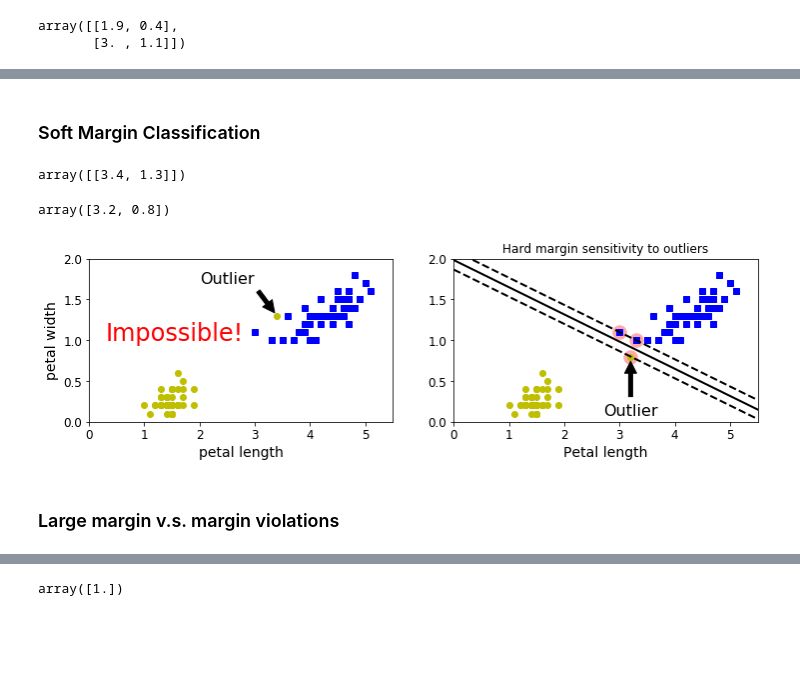
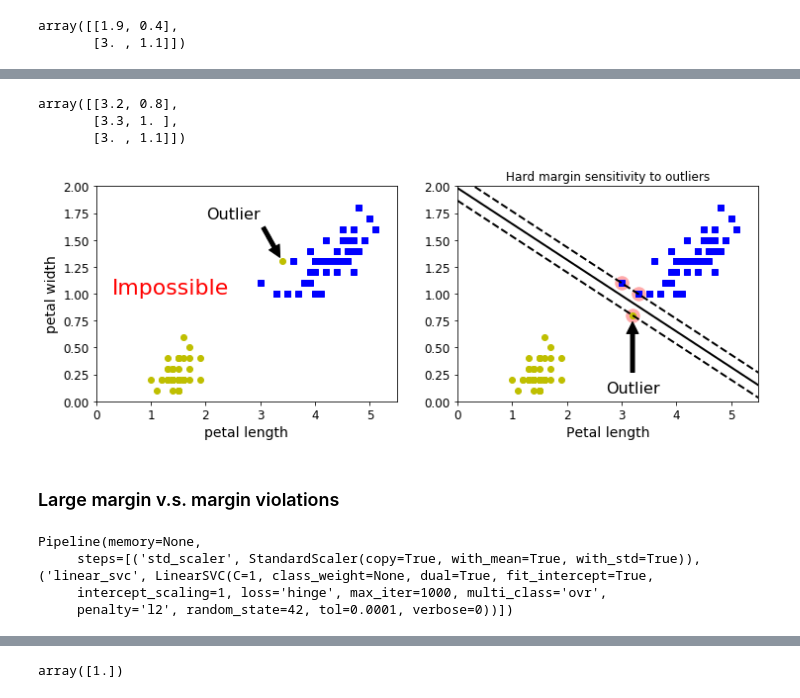
Before and after one commit to libingallin/Handson_ML, a Jupyter notebook: ch5_svm.ipynb, the cells around one changed output, grey strips where cells are left out. Drawn from its saved outputs; the diff is of its cells as text; code cells hidden in the pictures; blank space fills up the shorter version.

```diff
--- a/ch5_svm.ipynb
+++ b/ch5_svm.ipynb
@@ -78,0 +179,11 @@ array([[1.9, 0.4],
+# %%
+# Add outliers
+X_outliers = np.array([[3.4, 1.3], [3.2, 0.8]])
+y_outliers = np.array([0, 0])
+Xo1 = np.concatenate([X, X_outliers[:1]], axis=0)
+yo1 = np.concatenate([y, y_outliers[:1]], axis=0)
+Xo2 = np.concatenate([X, X_outliers[1:]], axis=0)
+yo2 = np.concatenate([y, y_outliers[1:]], axis=0)
+# %%
+svm_clf_2 = SVC(kernel="linear", C=10**9)
+svm_clf_2.fit(Xo2, yo2)
@@ -144,55 +200,41 @@ plt.show()
-# %% [markdown]
-### Soft Margin Classification
-# %%
-X_outliers = np.array([[3.4, 1.3], [3.2, 0.8]])
-X_outliers[:1]
-# %% [output]
-array([[3.4, 1.3]])
-# %%
-X_outliers[1]
-# %% [output]
-array([3.2, 0.8])
+# %%
+# Support Vectors
+svm_clf_2.support_vectors_
+# %% [output]
+array([[3.2, 0.8],
+       [3.3, 1. ],
+       [3. , 1.1]])
 # %%
-X_outliers = np.array([[3.4, 1.3], [3.2, 0.8]])
-y_outliers = np.array([0, 0])
-Xo1 = np.concatenate((X, X_outliers[:1]), axis=0)
-yo1 = np.concatenate((y, y_outliers[:1]), axis=0)
-Xo2 = np.concatenate((X, X_outliers[1:]), axis=0)
-yo2 = np.concatenate((y, y_outliers[1:]), axis=0)
-
-svm_clf2 = SVC(kernel="linear", C=10**9)
-svm_clf2.fit(Xo2, yo2)
-
-plt.figure(figsize=(12, 3))
+plt.figure(figsize=(12, 4))
 
 plt.subplot(121)
 plt.plot(Xo1[:, 0][yo1 == 1], Xo1[:, 1][yo1 == 1], "bs")
 plt.plot(Xo1[:, 0][yo1 == 0], Xo1[:, 1][yo1 == 0], "yo")
-plt.text(0.3, 1., "Impossible!", fontsize=24, color="red")
+plt.text(0.3, 1.0, "Impossible", fontsize=22, color="red")
 plt.xlabel("petal length", fontsize=14)
 plt.ylabel("petal width", fontsize=14)
 plt.annotate("Outlier", xy=(X_outliers[0][0], X_outliers[0][1]),
-             xytext=(2.5, 1.7), ha="center",fontsize=16,
-             arrowprops=dict(facecolor='black', shrink=0.1))
+             xytext=(2.5, 1.7), ha="center",
+             arrowprops=dict(facecolor="black", shrink=0.1), fontsize=16)
 plt.axis([0, 5.5, 0, 2])
 
 plt.subplot(122)
 plt.plot(Xo2[:, 0][yo2==1], Xo2[:, 1][yo2==1], "bs")
-plt.plot(Xo2[:, 0][yo2==0], Xo2[:, 1][yo2==0], "yo")
-plot_svc_decision_boundary(svm_clf2, 0, 5.5)
+plt.plot(Xo2[: ,0][yo2==0], Xo2[:, 1][yo2==0], "yo")
+plot_svc_decision_boundary(svm_clf_2, 0, 5.5)
 plt.xlabel("Petal length", fontsize=14)
 plt.annotate("Outlier",
              xy=(X_outliers[1][0], X_outliers[1][1]),
              xytext=(3.2, 0.08),
              ha="center",
              arrowprops=dict(facecolor='black', shrink=0.1),
              fontsize=16,
             )
 plt.axis([0, 5.5, 0, 2])
 
 plt.title("Hard margin sensitivity to outliers")
 plt.show()
 # %% [output]
-[figure, old version]
+[figure, new version]
 # %% [markdown]
 ### Large margin v.s. margin violations
@@ -203,4 +241,21 @@ from sklearn.svm import LinearSVC
 # %%
+import numpy as np
+from sklearn.pipeline import Pipeline
+from sklearn.svm import LinearSVC
+from sklearn import datasets
+from sklearn.preprocessing import StandardScaler
+
 iris = datasets.load_iris()
-X = iris.data[:, [2, 3]]  # petal length, petal width
+X = iris.data[:, (2, 3)]  # petal length, petal width
 y = (iris.target == 2).astype(np.float64)
+
+svm_clf = Pipeline([
+    ("std_scaler", StandardScaler()),
+    ("linear_svc", LinearSVC(C=1, loss="hinge", random_state=42))
+])
+svm_clf.fit(X, y)
+# %% [output]
+Pipeline(memory=None,
+     steps=[('std_scaler', StandardScaler(copy=True, with_mean=True, with_std=True)), ('linear_svc', LinearSVC(C=1, class_weight=None, dual=True, fit_intercept=True,
+     intercept_scaling=1, loss='hinge', max_iter=1000, multi_class='ovr',
+     penalty='l2', random_state=42, tol=0.0001, verbose=0))])
```
Also changed, not shown: parts of 72 cells of this notebook.
